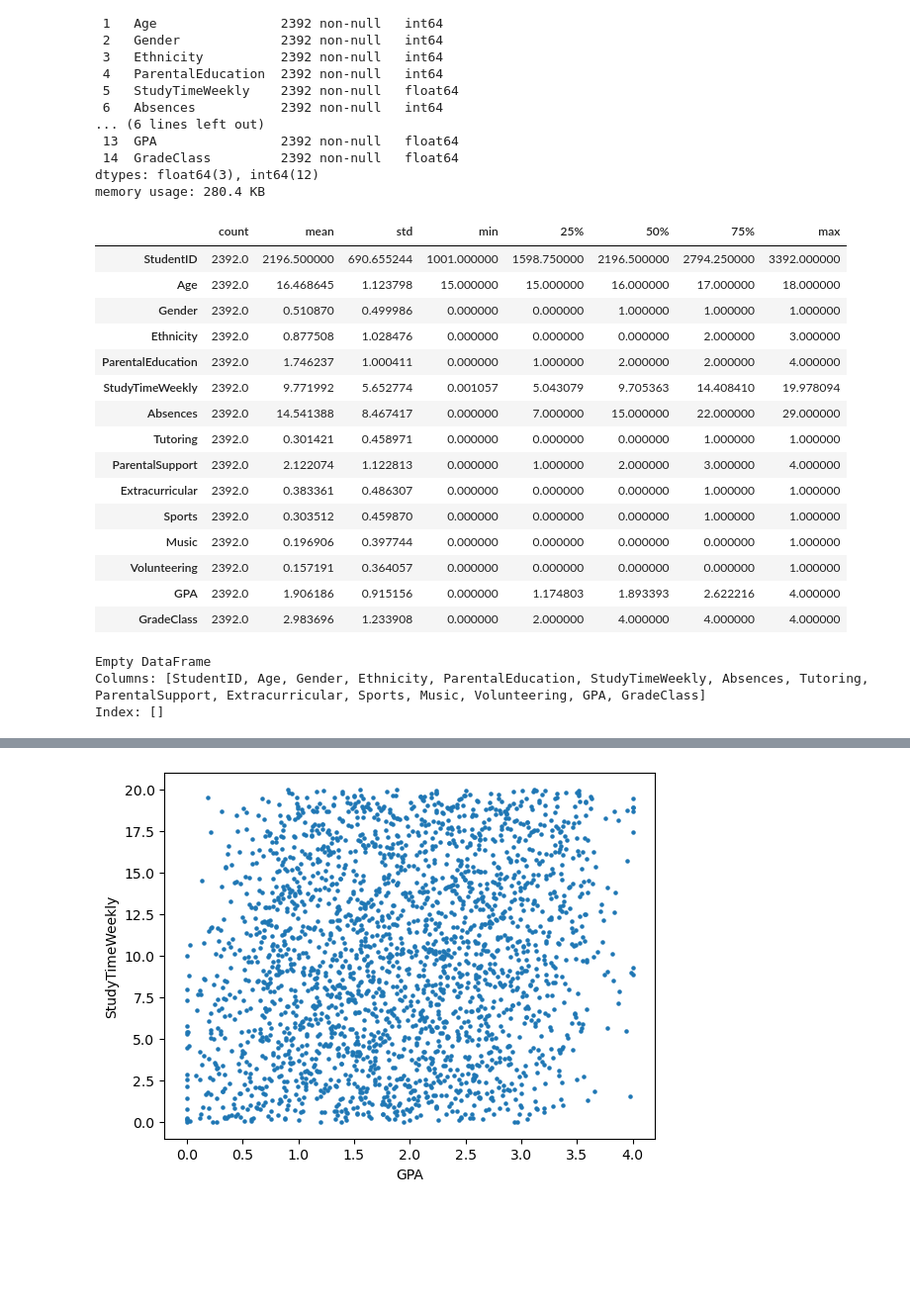
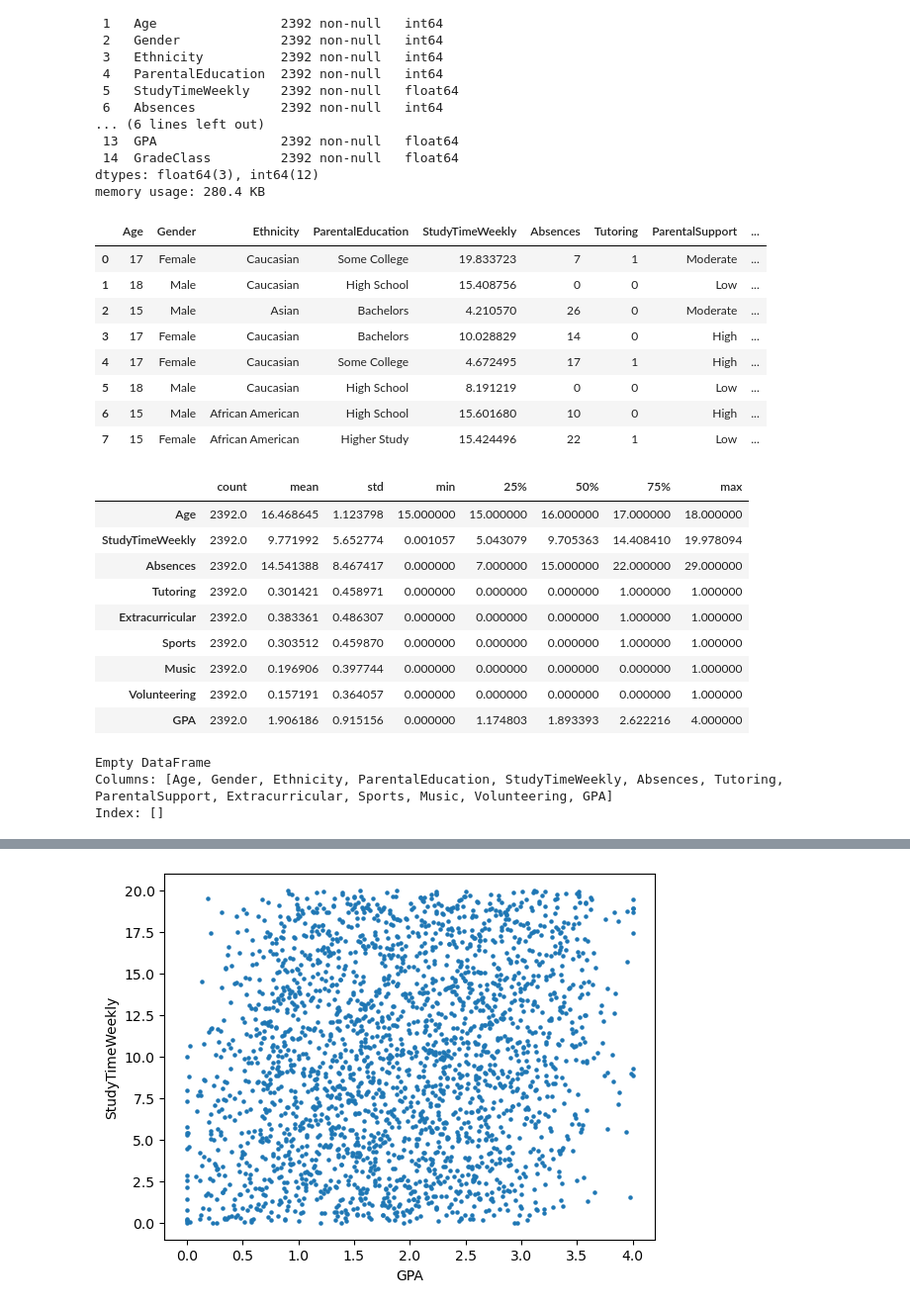
Before and after one commit to KCSchmutz/MLG382_Guided_Project_GroupX, a Jupyter notebook: MLG382_Guided_Project_GroupX_Notebook.ipynb, the cells around one changed output, grey strips where cells are left out. Shown at 99% size. Cells and saved outputs as stored; diff of their text form; code cells hidden in the pictures; blank space fills up the shorter version.

Commit message:
Changes to the main data
Univariate-, Bivariate-analysis, Feature Engineering and Encoding and scaling and cleaning is now done

```diff
--- a/MLG382_Guided_Project_GroupX_Notebook.ipynb
+++ b/MLG382_Guided_Project_GroupX_Notebook.ipynb
@@ -38,30 +39,45 @@ Data columns (total 15 columns):
  14  GradeClass         2392 non-null   float64
 dtypes: float64(3), int64(12)
 memory usage: 280.4 KB
+# %%
+# Remove features that are redundant
+df2=df.drop(columns=["StudentID", "GradeClass"])
+# Perapring the data - add the mask to transform the categorical features
+    # Replace values of categorical features that are not Onehotencoded
+df2['Gender'] = df2['Gender'].replace({0: 'Male', 1: 'Female'})
+df2['Ethnicity'] = df2['Ethnicity'].replace({0: 'Caucasian', 1: 'African American', 2: 'Asian', 3: 'Other'})
+df2['ParentalEducation'] = df2['ParentalEducation'].replace({0: 'None', 1: 'High School', 2: 'Some College', 3: 'Bachelors', 4: 'Higher Study'})
+df2['ParentalSupport'] = df2['ParentalSupport'].replace({0: 'None', 1: 'Low', 2: 'Moderate', 3: 'High', 4: 'Very High'})
+
+df2.head(8)
+# %% [output]
+|  | Age | Gender | Ethnicity | ParentalEducation | StudyTimeWeekly | Absences | Tutoring | ParentalSupport | ... |
+| 0 | 17 | Female | Caucasian | Some College | 19.833723 | 7 | 1 | Moderate | ... |
+| 1 | 18 | Male | Caucasian | High School | 15.408756 | 0 | 0 | Low | ... |
+| 2 | 15 | Male | Asian | Bachelors | 4.210570 | 26 | 0 | Moderate | ... |
+| 3 | 17 | Female | Caucasian | Bachelors | 10.028829 | 14 | 0 | High | ... |
+| 4 | 17 | Female | Caucasian | Some College | 4.672495 | 17 | 1 | High | ... |
+| 5 | 18 | Male | Caucasian | High School | 8.191219 | 0 | 0 | Low | ... |
+| 6 | 15 | Male | African American | High School | 15.601680 | 10 | 0 | High | ... |
+| 7 | 15 | Female | African American | Higher Study | 15.424496 | 22 | 1 | Low | ... |
 # %%
-df.describe().T
+df2.describe().T
 # %% [output]
 |  | count | mean | std | min | 25% | 50% | 75% | max |
-| StudentID | 2392.0 | 2196.500000 | 690.655244 | 1001.000000 | 1598.750000 | 2196.500000 | 2794.250000 | 3392.000000 |
 | Age | 2392.0 | 16.468645 | 1.123798 | 15.000000 | 15.000000 | 16.000000 | 17.000000 | 18.000000 |
-| Gender | 2392.0 | 0.510870 | 0.499986 | 0.000000 | 0.000000 | 1.000000 | 1.000000 | 1.000000 |
-| Ethnicity | 2392.0 | 0.877508 | 1.028476 | 0.000000 | 0.000000 | 0.000000 | 2.000000 | 3.000000 |
-| ParentalEducation | 2392.0 | 1.746237 | 1.000411 | 0.000000 | 1.000000 | 2.000000 | 2.000000 | 4.000000 |
 | StudyTimeWeekly | 2392.0 | 9.771992 | 5.652774 | 0.001057 | 5.043079 | 9.705363 | 14.408410 | 19.978094 |
 | Absences | 2392.0 | 14.541388 | 8.467417 | 0.000000 | 7.000000 | 15.000000 | 22.000000 | 29.000000 |
 | Tutoring | 2392.0 | 0.301421 | 0.458971 | 0.000000 | 0.000000 | 0.000000 | 1.000000 | 1.000000 |
-| ParentalSupport | 2392.0 | 2.122074 | 1.122813 | 0.000000 | 1.000000 | 2.000000 | 3.000000 | 4.000000 |
 | Extracurricular | 2392.0 | 0.383361 | 0.486307 | 0.000000 | 0.000000 | 0.000000 | 1.000000 | 1.000000 |
 | Sports | 2392.0 | 0.303512 | 0.459870 | 0.000000 | 0.000000 | 0.000000 | 1.000000 | 1.000000 |
 | Music | 2392.0 | 0.196906 | 0.397744 | 0.000000 | 0.000000 | 0.000000 | 0.000000 | 1.000000 |
 | Volunteering | 2392.0 | 0.157191 | 0.364057 | 0.000000 | 0.000000 | 0.000000 | 0.000000 | 1.000000 |
 | GPA | 2392.0 | 1.906186 | 0.915156 | 0.000000 | 1.174803 | 1.893393 | 2.622216 | 4.000000 |
-| GradeClass | 2392.0 | 2.983696 | 1.233908 | 0.000000 | 2.000000 | 4.000000 | 4.000000 | 4.000000 |
 # %%
-df_duplicates = df[df.duplicated()]
+df_duplicates = df2[df2.duplicated()]
 print(df_duplicates)
 #The are no duplicates that could skew the data
 # %% [output]
 Empty DataFrame
-Columns: [StudentID, Age, Gender, Ethnicity, ParentalEducation, StudyTimeWeekly, Absences, Tutoring, ParentalSupport, Extracurricular, Sports, Music, Volunteering, GPA, GradeClass]
+Columns: [Age, Gender, Ethnicity, ParentalEducation, StudyTimeWeekly, Absences, Tutoring, ParentalSupport, Extracurricular, Sports, Music, Volunteering, GPA]
 Index: []
```
Also changed, not shown: parts of 15 cells of this notebook, 1 other file.
